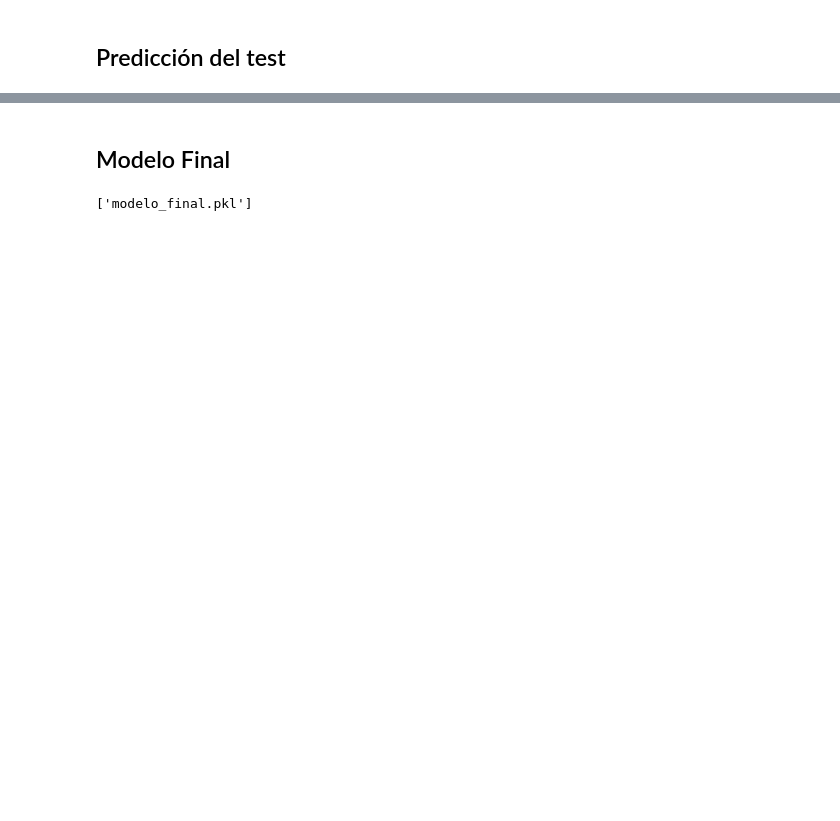
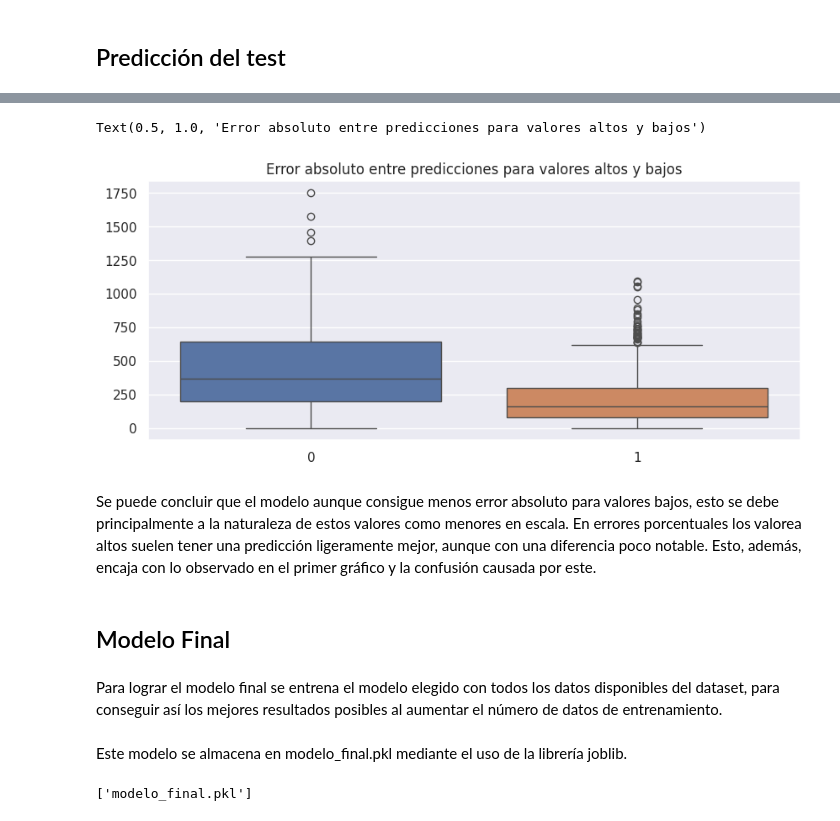
Before and after one commit to PaulaUc3m/Grupo4_P1AA, a Jupyter notebook: EDA_entrenamieto.ipynb, the cells around one changed output, grey strips where cells are left out. Saved outputs shown, nothing was run; the diff lists cells and outputs as text; code cells hidden in the pictures; blank space fills up the shorter version.

```diff
--- a/EDA_entrenamieto.ipynb
+++ b/EDA_entrenamieto.ipynb
@@ -872,9 +963,22 @@ print(outer_score)
+# %%
+plt.figure(figsize= (10,4))
+sns.boxplot([altos_abs, bajos_abs])
+plt.title("Error absoluto entre predicciones para valores altos y bajos")
+# %% [output]
+Text(0.5, 1.0, 'Error absoluto entre predicciones para valores altos y bajos')
+[figure, added]
+# %% [markdown]
+Se puede concluir que el modelo aunque consigue menos error absoluto para valores bajos, esto se debe principalmente a la naturaleza de estos valores como menores en escala. En errores porcentuales los valorea altos suelen tener una predicción ligeramente mejor, aunque con una diferencia poco notable. Esto, además, encaja con lo observado en el primer gráfico y la confusión causada por este.
 # %% [markdown]
 ## Modelo Final
+# %% [markdown]
+Para lograr el modelo final se entrena el modelo elegido con todos los datos disponibles del dataset, para conseguir así los mejores resultados posibles al aumentar el número de datos de entrenamiento.
 # %%
 X = data.drop(['datetime', 'energy','hour','day', 'month', 'year'], axis='columns')
 y = data[['energy']]
 modelo_final = svm_model.fit(X, np.ravel(y))
+# %% [markdown]
+Este modelo se almacena en modelo_final.pkl mediante el uso de la librería joblib.
 # %%
 import joblib
 
```
Also changed, not shown: parts of 39 cells of this notebook.
